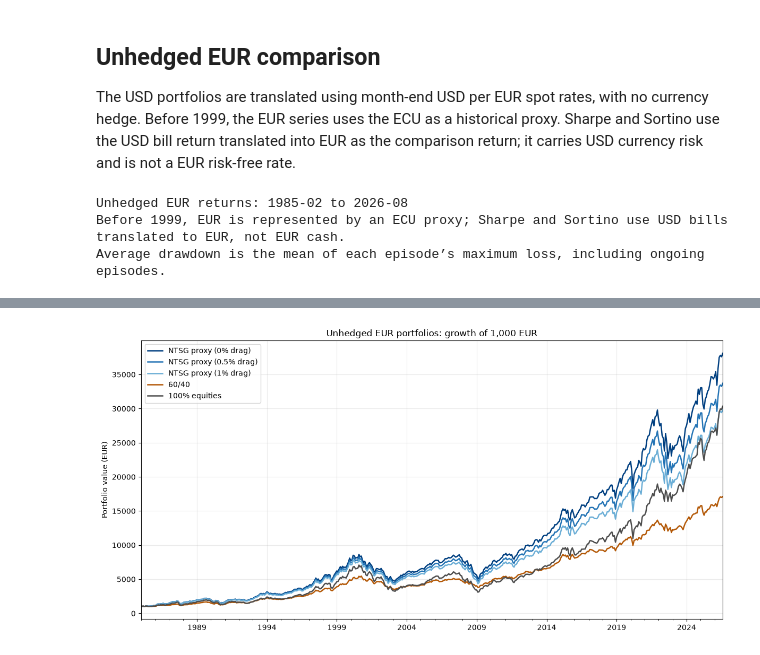
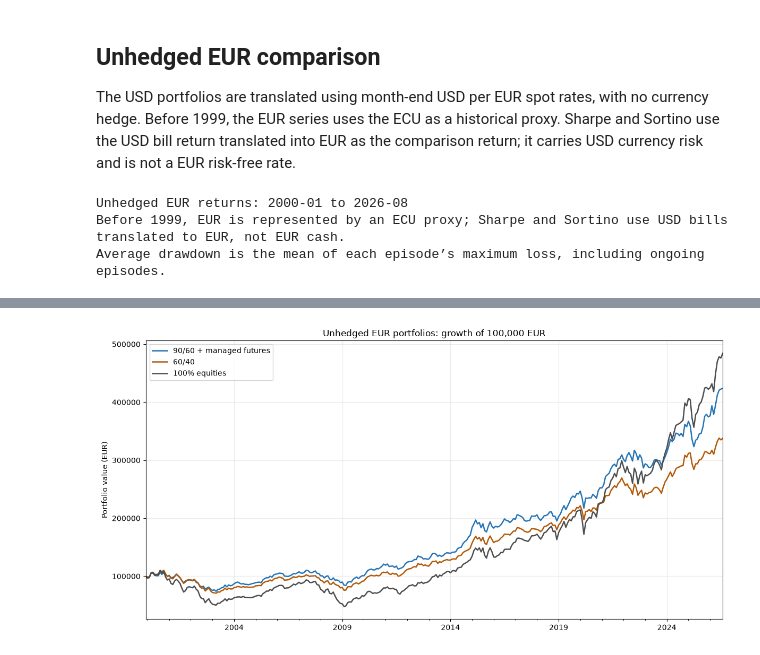
Before and after one commit to giacomomaggiore/financial-analyses, a Jupyter notebook: 03_pareto_superiority_90_60.ipynb, the cells around one changed output, grey strips where cells are left out. Cells and saved outputs as stored; diff of their text form; code cells hidden in the pictures.

```diff
--- a/03_pareto_superiority_90_60.ipynb
+++ b/03_pareto_superiority_90_60.ipynb
@@ -293,8 +486,10 @@ Sharpe and Sortino use monthly USD bill returns; Sortino downside is relative to
 # %%
 from matplotlib.ticker import PercentFormatter
 
-rolling_portfolios = portfolio_returns[["NTSG proxy (0.5% drag)", "60/40", "100% equities"]]
-for months in (12, 60, 120):
+rolling_portfolios = portfolio_returns[[combined_name, "60/40", "100% equities"]]
+for months in rolling_months:
+    if months > len(rolling_portfolios):
+        continue
     rolling_returns = (1 + rolling_portfolios).rolling(months).apply(lambda x: x.prod() - 1, raw=True).dropna()
     ax = rolling_returns.plot(figsize=(12, 6), linewidth=1.8, color=[portfolio_colors[column] for column in rolling_returns],
                               style=[proxy_styles.get(column, "-") for column in rolling_returns])
@@ -302,7 +497,7 @@ for months in (12, 60, 120):
         ax.axhline(rolling_returns[column].mean(), color=line.get_color(), linestyle="--", alpha=0.8,
                    label=f"{column} mean: {rolling_returns[column].mean():.1%}")
     ax.axhline(0, color="black", linewidth=1, alpha=0.6)
-    ax.set_title(f"Rolling {months // 12}-year cumulative returns")
+    ax.set_title(f"Rolling {months}-month cumulative returns")
     ax.set_xlabel("")
     ax.set_ylabel("Cumulative return")
     ax.yaxis.set_major_formatter(PercentFormatter(1))
@@ -317,5 +512,5 @@ for months in (12, 60, 120):
 # %%
-selected_portfolios = ["NTSG proxy (0.5% drag)", "60/40", "100% equities"]
+selected_portfolios = [combined_name, "60/40", "100% equities"]
 selected_wealth = wealth_history[selected_portfolios]
 drawdowns = selected_wealth / selected_wealth.cummax() - 1
 
@@ -358,6 +553,6 @@ display(pd.DataFrame(recovery_rows).set_index("Portfolio"))
 # %%
 histogram_returns = portfolio_returns[selected_portfolios]
-bins = np.linspace(histogram_returns.min().min(), histogram_returns.max().max(), 31)
+bins = np.linspace(histogram_returns.min().min(), histogram_returns.max().max(), histogram_bins + 1)
 fig, axes = plt.subplots(1, len(selected_portfolios), figsize=(15, 4), sharex=True, sharey=True)
 for ax, column in zip(axes, selected_portfolios):
     ax.hist(histogram_returns[column], bins=bins, color=portfolio_colors[column], edgecolor="white")
@@ -377,7 +572,7 @@ plt.show()
 
 The USD portfolios are translated using month-end USD per EUR spot rates, with no currency hedge. Before 1999, the EUR series uses the ECU as a historical proxy. Sharpe and Sortino use the USD bill return translated into EUR as the comparison return; it carries USD currency risk and is not a EUR risk-free rate.
 # %%
-eur_fx = load_prices("EURUSD_CURVO_MONTHLY.CSV")
+eur_fx = load_prices(fx_file)
 eur_dates = portfolio_returns.index.insert(0, portfolio_returns.index[0] - pd.offsets.MonthEnd(1))
 eur_fx = eur_fx.reindex(eur_dates)
 if eur_fx.isna().any():
@@ -389,49 +584,22 @@ eur_cash = (1 + returns["risk_free"]).mul(eur_fx_factor) - 1
 eur_wealth = (1 + eur_returns).cumprod()
 eur_wealth.loc[eur_dates[0]] = 1.0
 eur_wealth = eur_wealth.sort_index()
-eur_drawdowns = eur_wealth / eur_wealth.cummax() - 1
-eur_max_drawdown = eur_drawdowns.min()
-eur_average_drawdown = pd.Series({
-    column: series[series < 0].groupby(series.eq(0).cumsum()).min().mean()
-    for column, series in eur_drawdowns.items()
-})
-eur_total_return = eur_wealth.iloc[-1] - 1
-eur_cagr = (1 + eur_total_return) ** (12 / len(eur_returns)) - 1
-eur_volatility = eur_returns.std(ddof=1) * 12 ** 0.5
-eur_excess = eur_returns.sub(eur_cash, axis=0)
-eur_excess_volatility = eur_excess.std(ddof=1).replace(0, float("nan"))
-eur_downside = (eur_excess.clip(upper=0).pow(2).mean() ** 0.5).replace(0, float("nan"))
-eur_summary = pd.DataFrame({
-    "Total return": eur_total_return,
-    "CAGR": eur_cagr,
-    "Volatility": eur_volatility,
-    "Max drawdown": eur_max_drawdown,
-    "Average drawdown": eur_average_drawdown,
-    "Sharpe": eur_excess.mean() / eur_excess_volatility * 12 ** 0.5,
-    "Sortino": eur_excess.mean() / eur_downside * 12 ** 0.5,
-    "Calmar": eur_cagr / (-eur_max_drawdown).replace(0, float("nan")),
-})
-eur_formatted_summary = eur_summary.copy()
-for column in ["Total return", "CAGR", "Volatility", "Max drawdown", "Average drawdown"]:
-    eur_formatted_summary[column] = eur_summary[column].map(lambda x: f"{x:.2%}" if pd.notna(x) else "N/A")
-for column in ["Sharpe", "Sortino", "Calmar"]:
-    eur_formatted_summary[column] = eur_summary[column].map(lambda x: f"{x:.2f}" if pd.notna(x) else "N/A")
+eur_summary = summary_metrics(eur_returns, eur_cash)
 print(f"Unhedged EUR returns: {eur_returns.index[0]:%Y-%m} to {eur_returns.index[-1]:%Y-%m}")
 print("Before 1999, EUR is represented by an ECU proxy; Sharpe and Sortino use USD bills translated to EUR, not EUR cash.")
 print("Average drawdown is the mean of each episode’s maximum loss, including ongoing episodes.")
-display(eur_formatted_summary)
+display(format_summary(eur_summary))
 
-ax = (1000 * eur_wealth).plot(figsize=(12, 6), linewidth=1.8,
-                              color=[portfolio_colors[column] for column in eur_wealth],
-                              style=[proxy_styles.get(column, "-") for column in eur_wealth])
-ax.set_title("Unhedged EUR portfolios: growth of 1,000 EUR")
+ax = (initial_value * eur_wealth).plot(figsize=(12, 6), linewidth=1.8,
+                              color=[portfolio_colors[column] for column in eur_wealth])
+ax.set_title(f"Unhedged EUR portfolios: growth of {initial_value:,.0f} EUR")
 ax.set_xlabel("")
 ax.set_ylabel("Portfolio value (EUR)")
 ax.grid(alpha=0.25)
 plt.tight_layout()
 plt.show()
 # %% [output]
-Unhedged EUR returns: 1985-02 to 2026-08
+Unhedged EUR returns: 2000-01 to 2026-08
 Before 1999, EUR is represented by an ECU proxy; Sharpe and Sortino use USD bills translated to EUR, not EUR cash.
 Average drawdown is the mean of each episode’s maximum loss, including ongoing episodes.
 |  | Total return | CAGR | Volatility | Max drawdown | Average drawdown | Sharpe | Sortino | Calmar |
@@ -443 +609 @@ Average drawdown is the mean of each episode’s maximum loss, including ongoing
-[figure, old version]
+[figure, new version]
```
Also changed, not shown: parts of 18 cells of this notebook, 11 other files.
